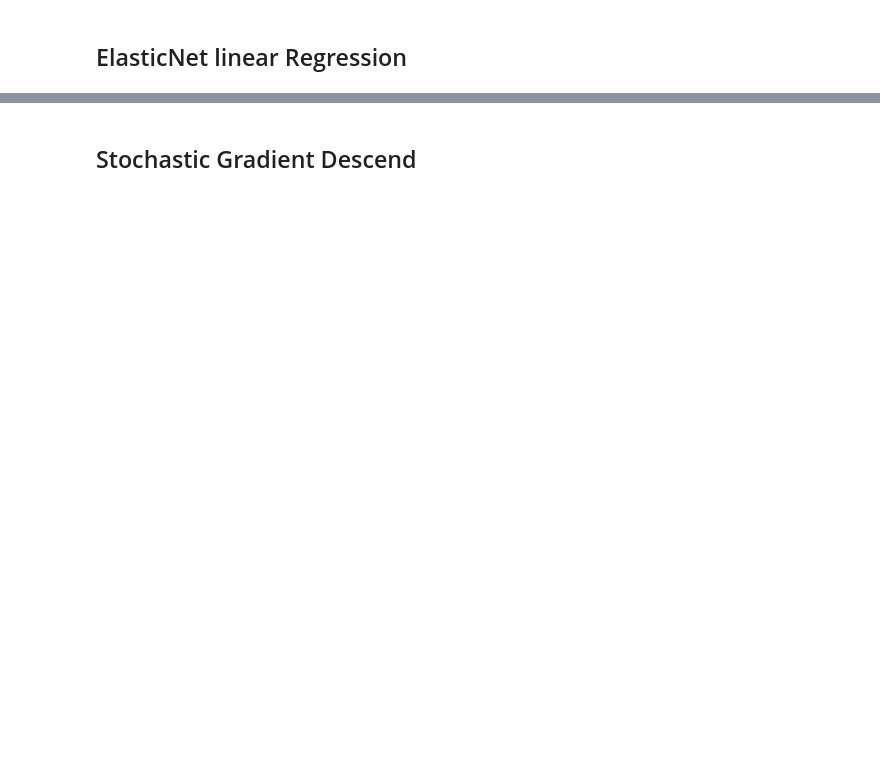
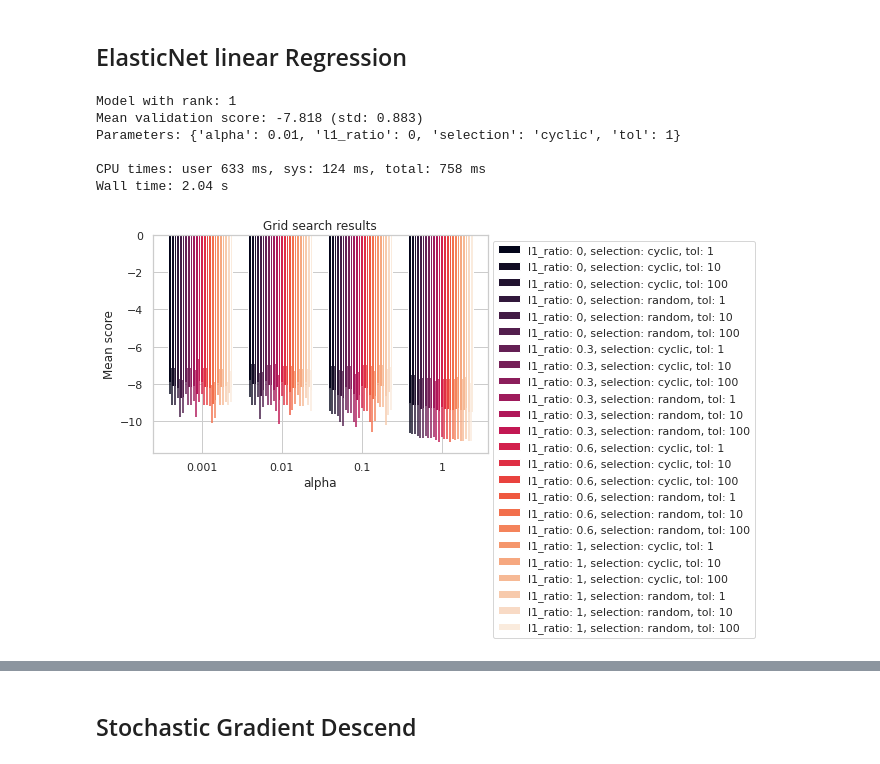
Before and after one commit to chvieira2/housing_crawler, a Jupyter notebook: notebooks/pipeline_preproc_model.ipynb, the cells around one changed output, grey strips where cells are left out. Cells and saved outputs as stored; diff of their text form; code cells hidden in the pictures; blank space fills up the shorter version.

```diff
--- a/notebooks/pipeline_preproc_model.ipynb
+++ b/notebooks/pipeline_preproc_model.ipynb
@@ -914,8 +970,8 @@ model = ElasticNet()
 
 # Hyperparameter search space
 search_space = {
-    'alpha': [0.01,0.1,1,10,100],
-    'tol': [0.1,1,10,100],
+    'alpha': [0.001,0.01,0.1,1],
+    'tol': [1,10,100],
     'l1_ratio': [0,0.3,0.6,1],
     'selection': ['cyclic', 'random']
 }
@@ -927,7 +983,19 @@ elastic_rsearch = GridSearchCV(
 
 
 elastic_rsearch.fit(X,y)
-print(elastic_rsearch.best_params_)
+report_best_scores(elastic_rsearch.cv_results_, 1)
+# %% [output]
+Model with rank: 1
+Mean validation score: -7.818 (std: 0.883)
+Parameters: {'alpha': 0.01, 'l1_ratio': 0, 'selection': 'cyclic', 'tol': 1}
+
+CPU times: user 633 ms, sys: 124 ms, total: 758 ms
+Wall time: 2.04 s
+# %%
+plot.grid_search(elastic_rsearch.cv_results_, change="alpha", kind='bar')
+plt.legend(bbox_to_anchor=(1, 1));
+# %% [output]
+[figure, added]
 # %%
 # Range for training with 10 equally devided points
 train_sizes_range = range(int(round(len(y)/10,-2)),
```
Also changed, not shown: parts of 133 cells of this notebook, 1 other file.
